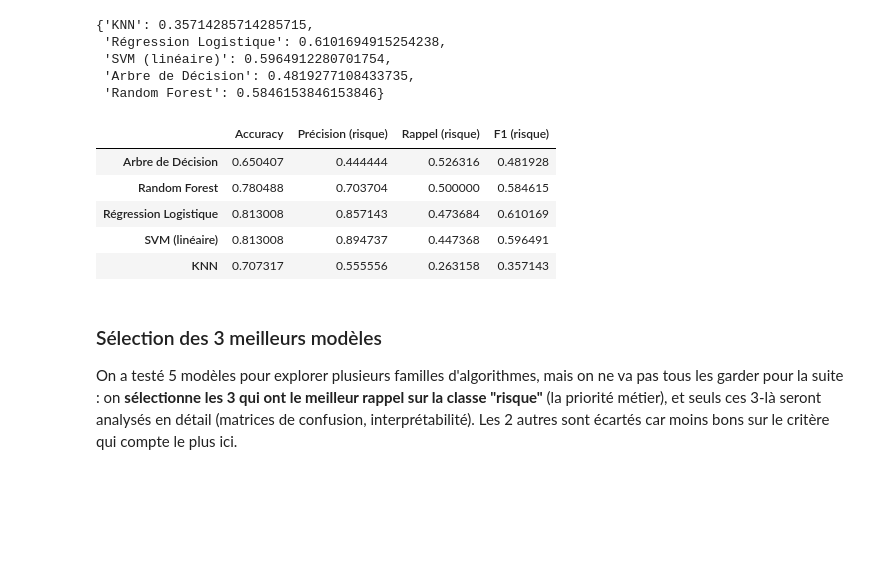
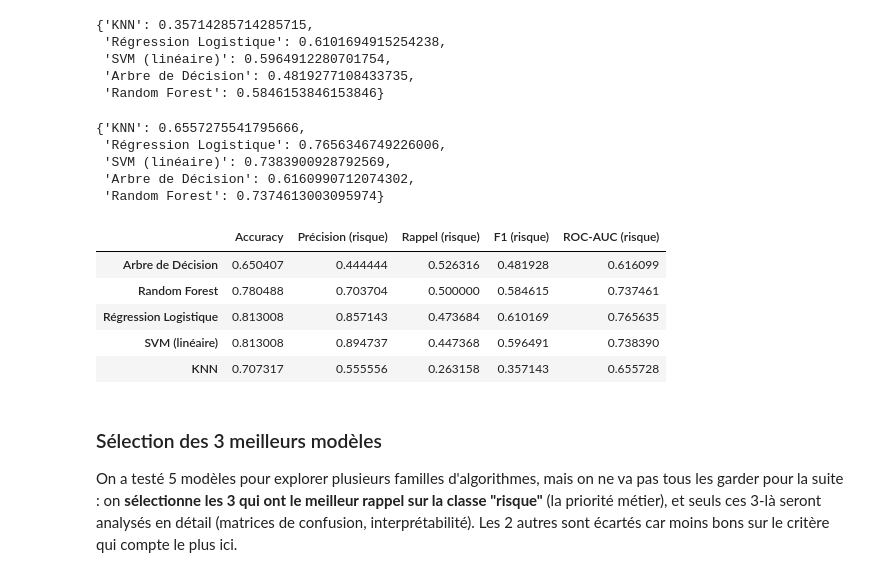
Before and after one commit to loicbonicontact-gif/Machine-Learning-Mise-en-pratique, a Jupyter notebook: notebooks/nb_03_Modélisation_CrediTrust_Scoring.ipynb, the cells around one changed output. Drawn from its saved outputs; the diff is of its cells as text; code cells hidden in the pictures; blank space fills up the shorter version.

```diff
--- a/notebooks/nb_03_Modélisation_CrediTrust_Scoring.ipynb
+++ b/notebooks/nb_03_Modélisation_CrediTrust_Scoring.ipynb
@@ -547,23 +547,46 @@ f1_scores
  'SVM (linéaire)': 0.5964912280701754,
  'Arbre de Décision': 0.4819277108433735,
  'Random Forest': 0.5846153846153846}
+# %%
+# ROC-AUC (classe risque) = capacité du modèle à bien classer un dossier risqué au-dessus d'un
+# dossier sûr, sur tous les seuils de décision possibles (pas seulement le seuil 0,5 utilisé pour
+# les métriques ci-dessus). 0,5 = pas mieux que le hasard, 1,0 = séparation parfaite.
+# SVM (linéaire) n'a pas de predict_proba (pas de probability=True) : on utilise decision_function,
+# que roc_auc_score accepte aussi bien qu'une probabilité.
+from sklearn.metrics import roc_auc_score
+
+roc_auc_scores = {
+    "KNN": roc_auc_score(y_test, y_pred_proba_knn[:, 1]),
+    "Régression Logistique": roc_auc_score(y_test, y_pred_proba_log_reg[:, 1]),
+    "SVM (linéaire)": roc_auc_score(y_test, svm.decision_function(X_test_scaled)),
+    "Arbre de Décision": roc_auc_score(y_test, y_pred_proba_tree[:, 1]),
+    "Random Forest": roc_auc_score(y_test, y_pred_proba_rf[:, 1]),
+}
+roc_auc_scores
+# %% [output]
+{'KNN': 0.6557275541795666,
+ 'Régression Logistique': 0.7656346749226006,
+ 'SVM (linéaire)': 0.7383900928792569,
+ 'Arbre de Décision': 0.6160990712074302,
+ 'Random Forest': 0.7374613003095974}
 # %%
 # Regrouper toutes les métriques dans un seul tableau, trié par rappel (priorité métier)
 results = pd.DataFrame({
     "Accuracy": accuracy_scores,
     "Précision (risque)": precision_scores,
     "Rappel (risque)": recall_scores,
     "F1 (risque)": f1_scores,
+    "ROC-AUC (risque)": roc_auc_scores,
 })
 results = results.sort_values("Rappel (risque)", ascending=False)
 results
 # %% [output]
-|  | Accuracy | Précision (risque) | Rappel (risque) | F1 (risque) |
-| Arbre de Décision | 0.650407 | 0.444444 | 0.526316 | 0.481928 |
-| Random Forest | 0.780488 | 0.703704 | 0.500000 | 0.584615 |
-| Régression Logistique | 0.813008 | 0.857143 | 0.473684 | 0.610169 |
-| SVM (linéaire) | 0.813008 | 0.894737 | 0.447368 | 0.596491 |
-| KNN | 0.707317 | 0.555556 | 0.263158 | 0.357143 |
+|  | Accuracy | Précision (risque) | Rappel (risque) | F1 (risque) | ROC-AUC (risque) |
+| Arbre de Décision | 0.650407 | 0.444444 | 0.526316 | 0.481928 | 0.616099 |
+| Random Forest | 0.780488 | 0.703704 | 0.500000 | 0.584615 | 0.737461 |
+| Régression Logistique | 0.813008 | 0.857143 | 0.473684 | 0.610169 | 0.765635 |
+| SVM (linéaire) | 0.813008 | 0.894737 | 0.447368 | 0.596491 | 0.738390 |
+| KNN | 0.707317 | 0.555556 | 0.263158 | 0.357143 | 0.655728 |
 # %% [markdown]
 ### Sélection des 3 meilleurs modèles
 
```
Also changed, not shown: parts of 1 cell of this notebook.
